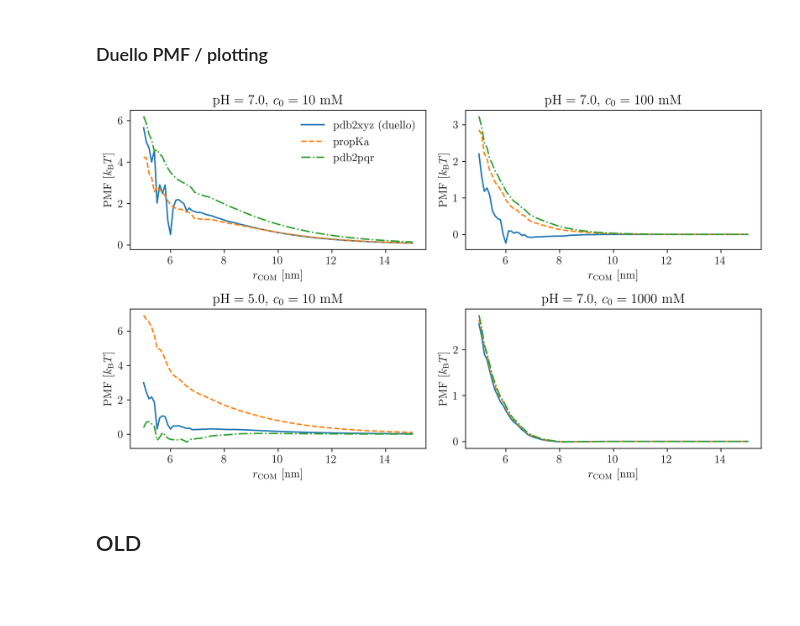
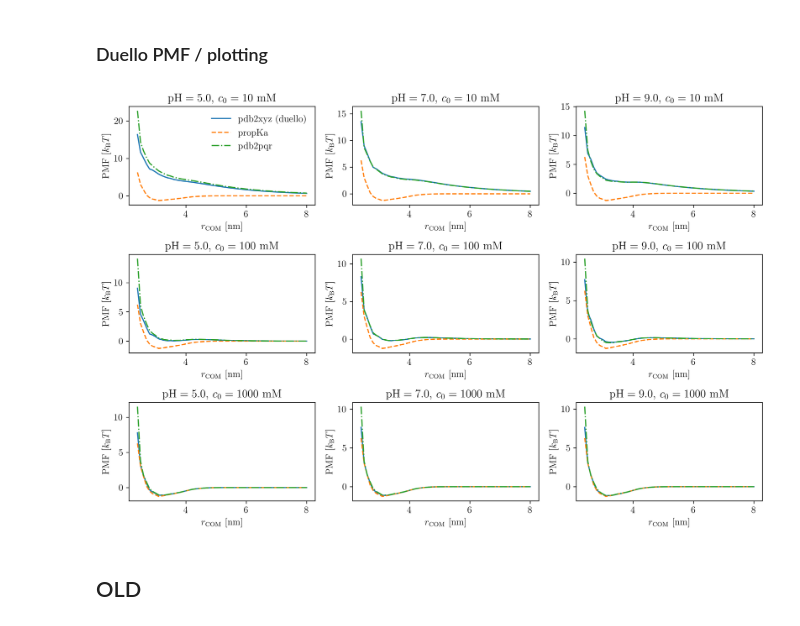
Before and after one commit to morsky-cap/pdb2xyz, a Jupyter notebook: notebooks/pqr2xyz.ipynb, the cells around one changed output. Cells and saved outputs as stored; diff of their text form; code cells hidden in the pictures; blank space fills up the shorter version.

```diff
--- a/notebooks/pqr2xyz.ipynb
+++ b/notebooks/pqr2xyz.ipynb
@@ -516,48 +560,69 @@ pqr_pH7_c1000=np.loadtxt('4F5S_A_pqr_pH7.0_c01_pmf.dat')
 # %%
-figure, ((ax1,ax2),(ax3,ax4)) = plt.subplots(2,2,figsize=(10,6))
+figure, ((ax1,ax2,ax3),(ax4,ax5,ax6),(ax7,ax8,ax9)) = plt.subplots(3,3,figsize=(12,8))
 
-ax2.sharex(ax1)
-ax3.sharex(ax1)
-ax4.sharex(ax1)
-ax1.set_xlabel("$r_\\mathrm{COM}$ [nm]")
-ax2.set_xlabel("$r_\\mathrm{COM}$ [nm]")
-ax3.set_xlabel("$r_\\mathrm{COM}$ [nm]")
-ax4.set_xlabel("$r_\\mathrm{COM}$ [nm]")
-ax1.set_ylabel("PMF [$k_\\mathrm{B}T$]")
-ax2.set_ylabel("PMF [$k_\\mathrm{B}T$]")
-ax3.set_ylabel("PMF [$k_\\mathrm{B}T$]")
-ax4.set_ylabel("PMF [$k_\\mathrm{B}T$]")
+for ax in figure.axes[1:]: ax.sharex(ax1)
+
+for ax in figure.axes:
+
+    ax.set_xlabel("$r_\\mathrm{COM}$ [nm]")
+    ax.set_ylabel("PMF [$k_\\mathrm{B}T$]")
+
 #ax1.set_ylim([-5,30])
 #ax2.set_ylim([-5,30])
 
-ax1.plot(0.1*duello_pH7_c10[:,0],duello_pH7_c10[:,1],label='pdb2xyz (duello)',ls='-')
-ax1.plot(0.1*propka_pH7_c10[:,0],propka_pH7_c10[:,1],label='propKa',ls='--')
-ax1.plot(0.1*pqr_pH7_c10[:,0],pqr_pH7_c10[:,1],label='pdb2pqr',ls='-.')
+ax1.plot(0.1*data_pH5_c10[0,:,0],data_pH5_c10[0,:,1],label='pdb2xyz (duello)',ls='-')
+ax1.plot(0.1*data_pH5_c10[1,:,0],data_pH5_c10[1,:,1],label='propKa',ls='--')
+ax1.plot(0.1*data_pH5_c10[2,:,0],data_pH5_c10[2,:,1],label='pdb2pqr',ls='-.')
 ax1.legend(frameon=False)
 
-ax3.plot(0.1*duello_pH5_c10[:,0],duello_pH5_c10[:,1],label='pdb2xyz (duello)',ls='-')
-ax3.plot(0.1*propka_pH5_c10[:,0],propka_pH5_c10[:,1],label='propKa',ls='--')
-ax3.plot(0.1*pqr_pH5_c10[:,0],pqr_pH5_c10[:,1],label='pdb2pqr',ls='-.')
+ax4.plot(0.1*data_pH5_c100[0,:,0],data_pH5_c100[0,:,1],label='pdb2xyz (duello)',ls='-')
+ax4.plot(0.1*data_pH5_c100[1,:,0],data_pH5_c100[1,:,1],label='propKa',ls='--')
+ax4.plot(0.1*data_pH5_c100[2,:,0],data_pH5_c100[2,:,1],label='pdb2pqr',ls='-.')
 
-ax2.plot(0.1*duello_pH7_c100[:,0],duello_pH7_c100[:,1],label='pdb2xyz (duello)',ls='-')
-ax2.plot(0.1*propka_pH7_c100[:,0],propka_pH7_c100[:,1],label='propKa',ls='--')
-ax2.plot(0.1*pqr_pH7_c100[:,0],pqr_pH7_c100[:,1],label='pdb2pqr',ls='-.')
+ax7.plot(0.1*data_pH5_c1000[0,:,0],data_pH5_c1000[0,:,1],label='pdb2xyz (duello)',ls='-')
+ax7.plot(0.1*data_pH5_c1000[1,:,0],data_pH5_c1000[1,:,1],label='propKa',ls='--')
+ax7.plot(0.1*data_pH5_c1000[2,:,0],data_pH5_c1000[2,:,1],label='pdb2pqr',ls='-.')
 
-ax4.plot(0.1*duello_pH7_c1000[:,0],duello_pH7_c1000[:,1],label='pdb2xyz (duello)',ls='-')
-ax4.plot(0.1*propka_pH7_c1000[:,0],propka_pH7_c1000[:,1],label='propKa',ls='--')
-ax4.plot(0.1*pqr_pH7_c1000[:,0],pqr_pH7_c1000[:,1],label='pdb2pqr',ls='-.')
+ax2.plot(0.1*data_pH7_c10[0,:,0],data_pH7_c10[0,:,1],label='pdb2xyz (duello)',ls='-')
+ax2.plot(0.1*data_pH7_c10[1,:,0],data_pH7_c10[1,:,1],label='propKa',ls='--')
+ax2.plot(0.1*data_pH7_c10[2,:,0],data_pH7_c10[2,:,1],label='pdb2pqr',ls='-.')
 
-ax1.set_title("$\\mathrm{pH}=7.0$, $c_0=10$ mM")
-ax2.set_title("$\\mathrm{pH}=7.0$, $c_0=100$ mM")
-ax3.set_title("$\\mathrm{pH}=5.0$, $c_0=10$ mM")
-ax4.set_title("$\\mathrm{pH}=7.0$, $c_0=1000$ mM")
+ax5.plot(0.1*data_pH7_c100[0,:,0],data_pH7_c100[0,:,1],label='pdb2xyz (duello)',ls='-')
+ax5.plot(0.1*data_pH7_c100[1,:,0],data_pH7_c100[1,:,1],label='propKa',ls='--')
+ax5.plot(0.1*data_pH7_c100[2,:,0],data_pH7_c100[2,:,1],label='pdb2pqr',ls='-.')
+
+ax8.plot(0.1*data_pH7_c1000[0,:,0],data_pH7_c1000[0,:,1],label='pdb2xyz (duello)',ls='-')
+ax8.plot(0.1*data_pH7_c1000[1,:,0],data_pH7_c1000[1,:,1],label='propKa',ls='--')
+ax8.plot(0.1*data_pH7_c1000[2,:,0],data_pH7_c1000[2,:,1],label='pdb2pqr',ls='-.')
+
+ax3.plot(0.1*data_pH9_c10[0,:,0],data_pH9_c10[0,:,1],label='pdb2xyz (duello)',ls='-')
+ax3.plot(0.1*data_pH9_c10[1,:,0],data_pH9_c10[1,:,1],label='propKa',ls='--')
+ax3.plot(0.1*data_pH9_c10[2,:,0],data_pH9_c10[2,:,1],label='pdb2pqr',ls='-.')
+
+ax6.plot(0.1*data_pH9_c100[0,:,0],data_pH9_c100[0,:,1],label='pdb2xyz (duello)',ls='-')
+ax6.plot(0.1*data_pH9_c100[1,:,0],data_pH9_c100[1,:,1],label='propKa',ls='--')
+ax6.plot(0.1*data_pH9_c100[2,:,0],data_pH9_c100[2,:,1],label='pdb2pqr',ls='-.')
+
+ax9.plot(0.1*data_pH9_c1000[0,:,0],data_pH9_c1000[0,:,1],label='pdb2xyz (duello)',ls='-')
+ax9.plot(0.1*data_pH9_c1000[1,:,0],data_pH9_c1000[1,:,1],label='propKa',ls='--')
+ax9.plot(0.1*data_pH9_c1000[2,:,0],data_pH9_c1000[2,:,1],label='pdb2pqr',ls='-.')
+
+ax1.set_title("$\\mathrm{pH}=5.0$, $c_0=10$ mM")
+ax4.set_title("$\\mathrm{pH}=5.0$, $c_0=100$ mM")
+ax7.set_title("$\\mathrm{pH}=5.0$, $c_0=1000$ mM")
+ax2.set_title("$\\mathrm{pH}=7.0$, $c_0=10$ mM")
+ax5.set_title("$\\mathrm{pH}=7.0$, $c_0=100$ mM")
+ax8.set_title("$\\mathrm{pH}=7.0$, $c_0=1000$ mM")
+ax3.set_title("$\\mathrm{pH}=9.0$, $c_0=10$ mM")
+ax6.set_title("$\\mathrm{pH}=9.0$, $c_0=100$ mM")
+ax9.set_title("$\\mathrm{pH}=9.0$, $c_0=1000$ mM")
 
 figure.tight_layout()
 
-plt.savefig('methods_comparison.png', format='png', bbox_inches='tight', dpi=300)
-plt.savefig('methods_comparison.pdf', format='pdf', bbox_inches='tight', dpi=300)
+plt.savefig('lysozyme_methods_comparison.png', format='png', bbox_inches='tight', dpi=300)
+plt.savefig('lysozyme_methods_comparison.pdf', format='pdf', bbox_inches='tight', dpi=300)
 # %% [output]
-[figure, old version]
+[figure, new version]
 # %% [markdown]
 ## OLD
 # %%
```
Also changed, not shown: parts of 8 cells of this notebook.
